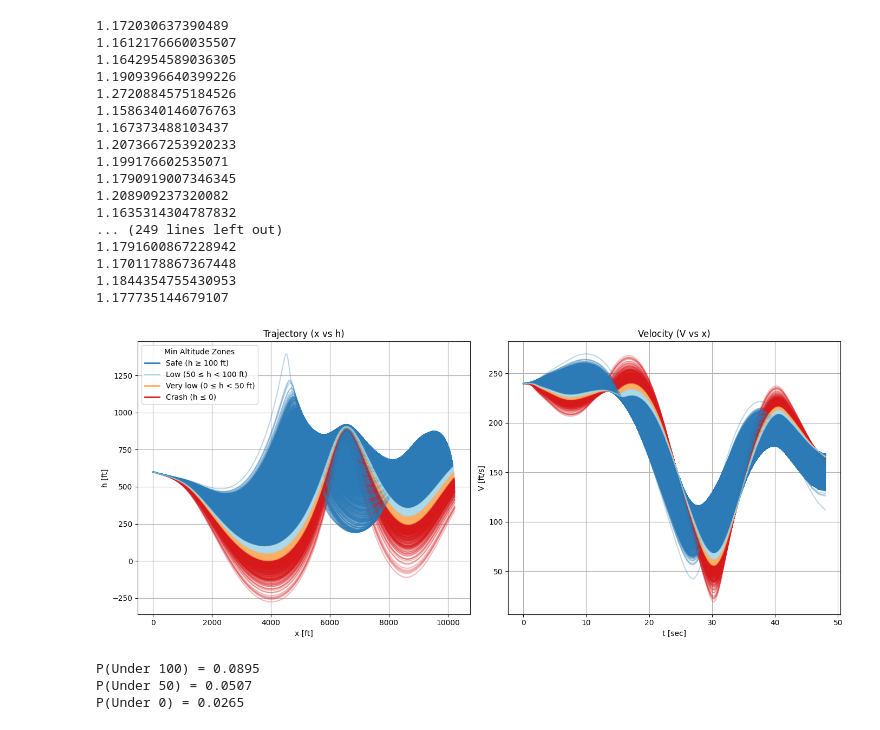
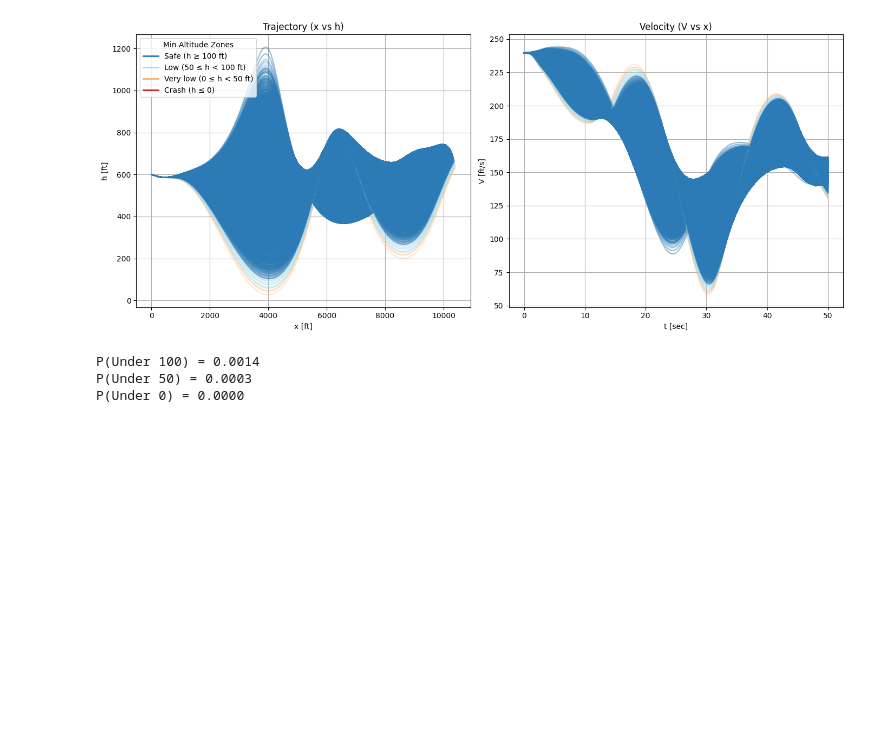
Before and after one commit to dmw1998/Case_Study_Log, a Jupyter notebook: wider_wind_pce_w_step_control.ipynb, the cells around one changed output. Saved outputs shown, nothing was run; the diff lists cells and outputs as text; code cells hidden in the pictures; blank space fills up the shorter version.

```diff
--- a/wider_wind_pce_w_step_control.ipynb
+++ b/wider_wind_pce_w_step_control.ipynb
@@ -1030,29 +1029,12 @@ def visualize_trajectory(u_opt, time_grid):
     print(f"P(Under 50) = {(under_50+under_0)/len(k_values):.4f}")
     print(f"P(Under 0) = {under_0/len(k_values):.4f}")
 # %%
-visualize_trajectory(res["u"], res["time_grid"])
+visualize_trajectory(res["u"][1:], res["time_grid"])
 # %% [output]
+[figure, new version]
-1.172030637390489
-1.1612176660035507
-1.1642954589036305
-1.1909396640399226
-1.2720884575184526
-1.1586340146076763
-1.167373488103437
-1.2073667253920233
-1.199176602535071
-1.1790919007346345
-1.208909237320082
-1.1635314304787832
-... (249 lines left out)
-1.1791600867228942
-1.1701178867367448
-1.1844354755430953
-1.177735144679107
+P(Under 100) = 0.0014
+P(Under 50) = 0.0003
+P(Under 0) = 0.0000
-[figure, old version]
-P(Under 100) = 0.0895
-P(Under 50) = 0.0507
-P(Under 0) = 0.0265
 # %%
 visualize_trajectory(res_no_sc["u"], res_no_sc["time_grid"])
 # %% [output]
```
Also changed, not shown: parts of 6 cells of this notebook.
